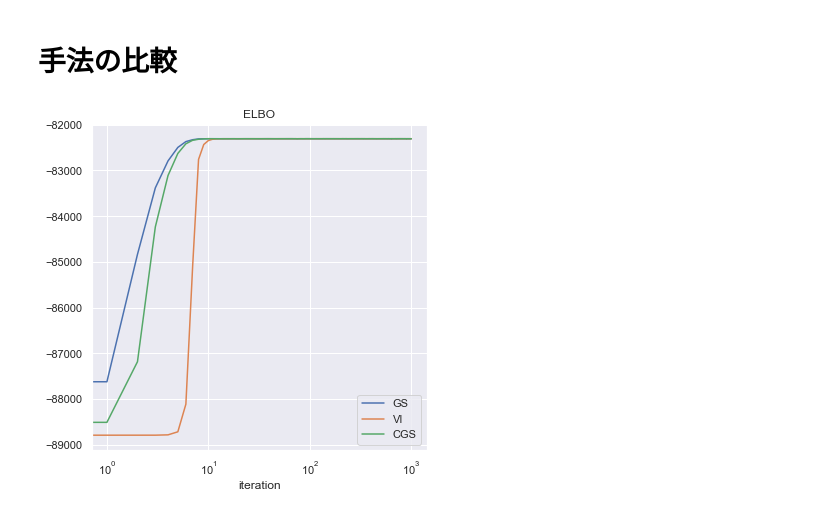
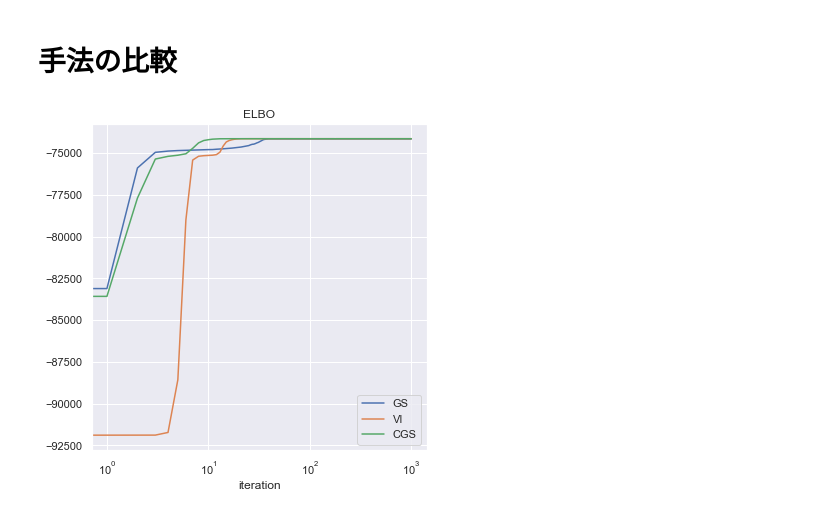
Before and after one commit to joeyoji/BayesModel, a Jupyter notebook: tutorial_notebook.ipynb, the cells around one changed output. Drawn from its saved outputs; the diff is of its cells as text; code cells hidden in the pictures.

```diff
--- a/tutorial_notebook.ipynb
+++ b/tutorial_notebook.ipynb
@@ -125,6 +125,6 @@ sampling...
 # %% [markdown]
 # 手法の比較
 # %%
-pm1.view_elbo()
+pm3.view_elbo()
 # %% [output]
-[figure, old version]
+[figure, new version]
```
Also changed, not shown: parts of 6 cells of this notebook.
